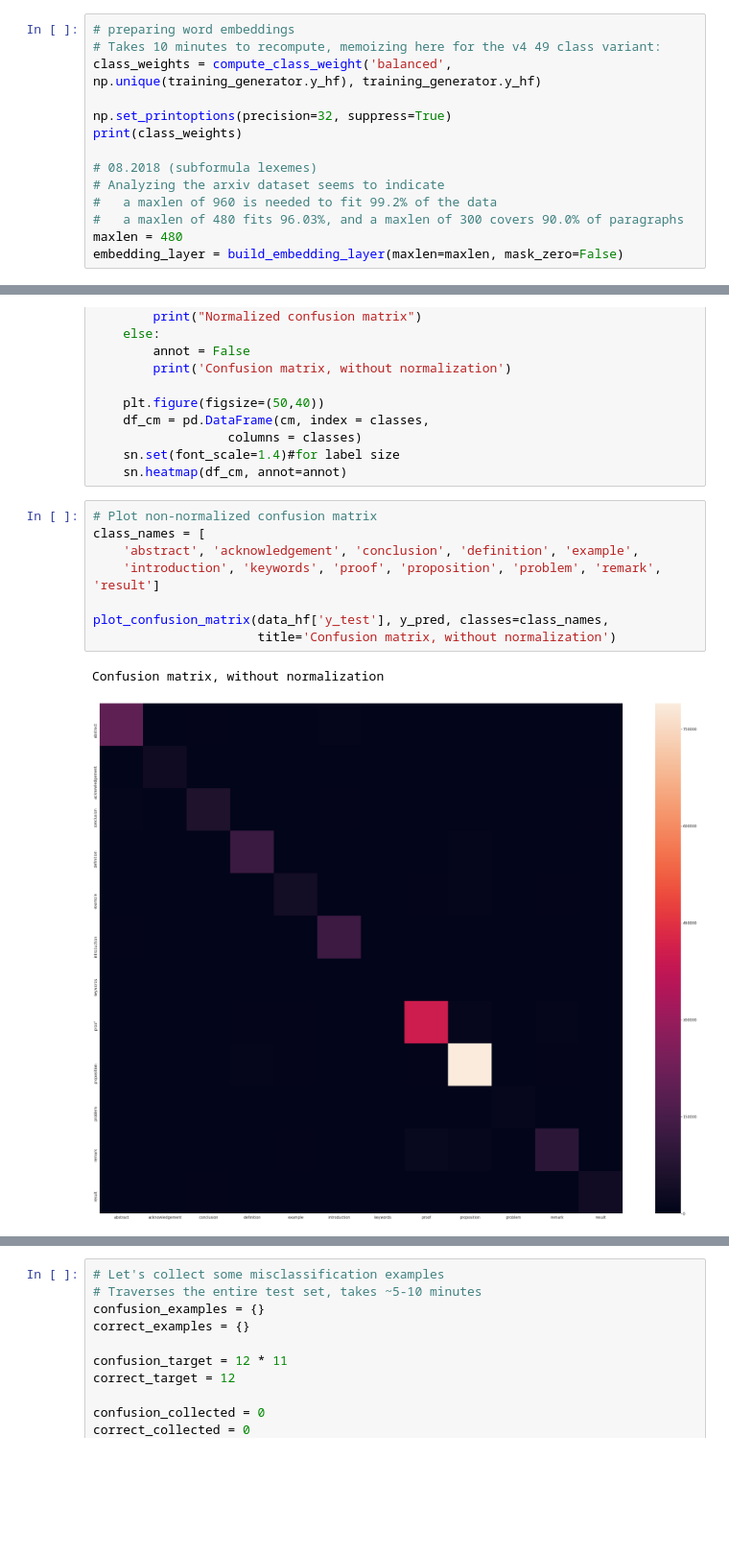
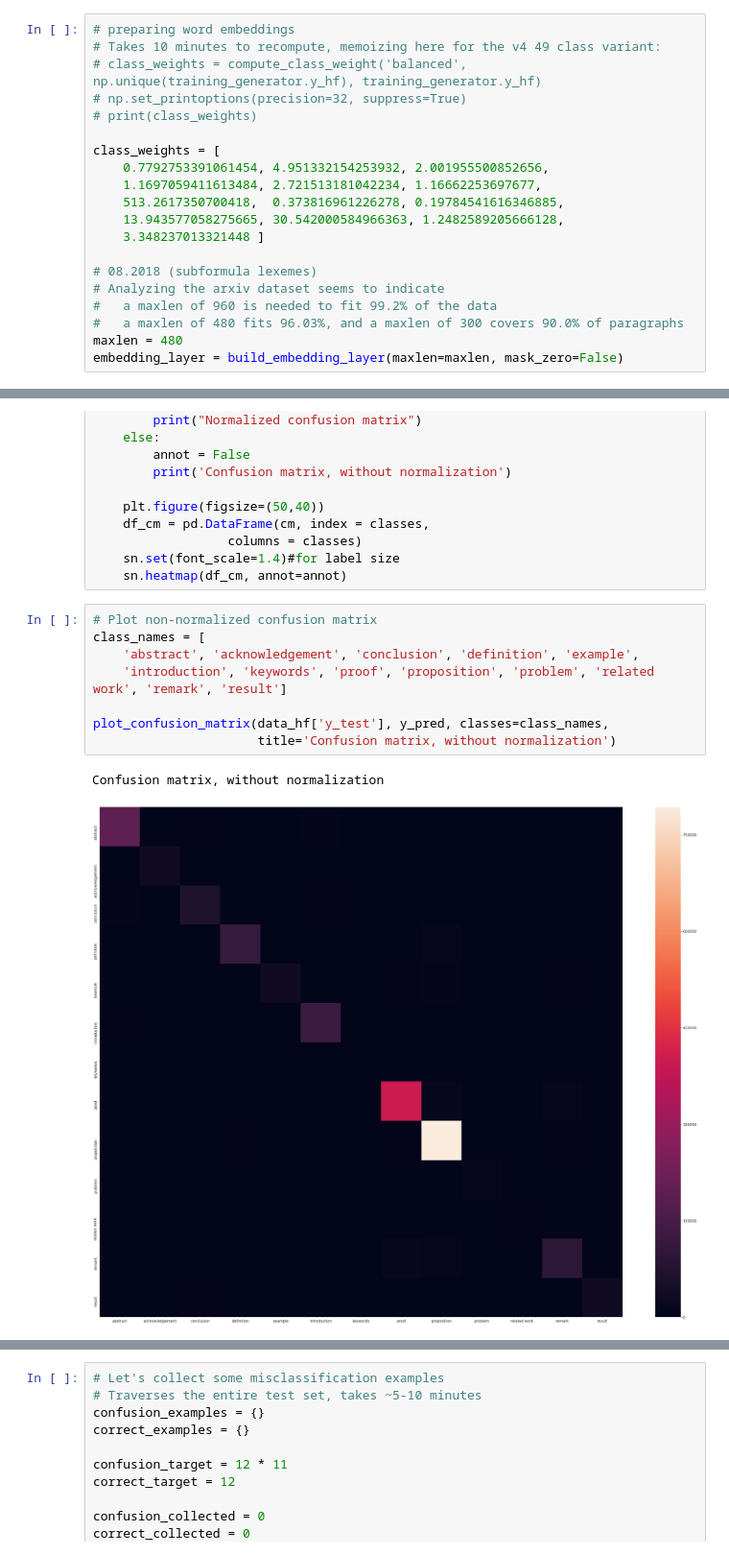
Before and after one commit to dginev/arxiv-statement-classification, a Jupyter notebook: BiLSTM Confusion-free 13-class paragraph classification.ipynb, the cells around one changed output, grey strips where cells are left out. Shown at 96% size. Saved outputs shown, nothing was run; the diff lists cells and outputs as text; blank space fills up the shorter version.

```diff
--- a/BiLSTM Confusion-free 13-class paragraph classification.ipynb
+++ b/BiLSTM Confusion-free 13-class paragraph classification.ipynb
@@ -165,10 +160,16 @@ validation_generator = DataGenerator(mode="validation", **generator_params)
 # %%
 # preparing word embeddings
 # Takes 10 minutes to recompute, memoizing here for the v4 49 class variant:
-class_weights = compute_class_weight('balanced', np.unique(training_generator.y_hf), training_generator.y_hf)
+# class_weights = compute_class_weight('balanced', np.unique(training_generator.y_hf), training_generator.y_hf)
+# np.set_printoptions(precision=32, suppress=True)
+# print(class_weights)
 
-np.set_printoptions(precision=32, suppress=True)
-print(class_weights)
+class_weights = [
+    0.7792753391061454, 4.951332154253932, 2.001955500852656,
+    1.1697059411613484, 2.721513181042234, 1.16662253697677,
+    513.2617350700418,  0.373816961226278, 0.19784541616346885,
+    13.943577058275665, 30.542000584966363, 1.2482589205666128,
+    3.348237013321448 ]
 
 # 08.2018 (subformula lexemes)
 # Analyzing the arxiv dataset seems to indicate
@@ -347,14 +345,14 @@ def plot_confusion_matrix(y_true, y_pred, classes,
 # %%
 # Plot non-normalized confusion matrix
 class_names = [
     'abstract', 'acknowledgement', 'conclusion', 'definition', 'example',
-    'introduction', 'keywords', 'proof', 'proposition', 'problem', 'remark', 'result']
+    'introduction', 'keywords', 'proof', 'proposition', 'problem', 'related work', 'remark', 'result']
 
 plot_confusion_matrix(data_hf['y_test'], y_pred, classes=class_names,
                       title='Confusion matrix, without normalization')
 # %% [output]
 Confusion matrix, without normalization
-[figure, old version]
+[figure, new version]
 # %%
 # Plot normalized confusion matrix
 plot_confusion_matrix(data_hf['y_test'], y_pred, classes=class_names, normalize=True,
```
Also changed, not shown: parts of 8 cells of this notebook, 4 other files.
